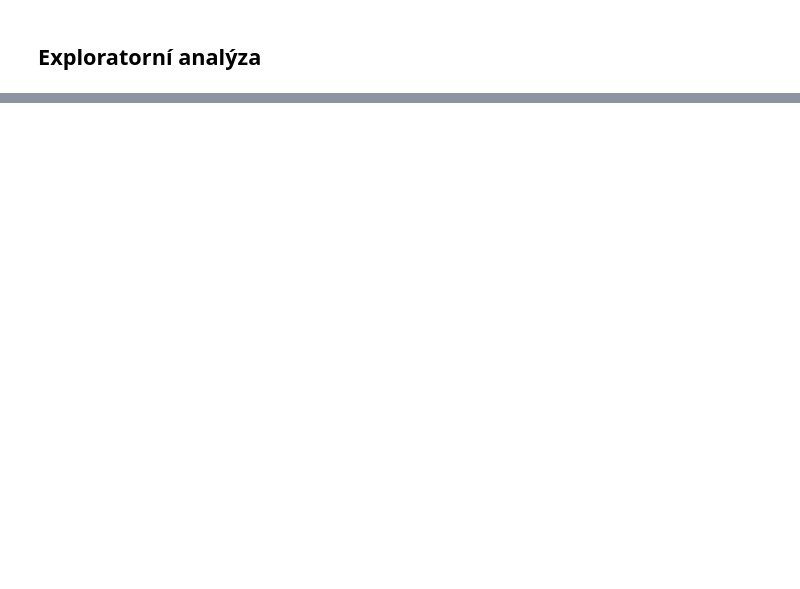
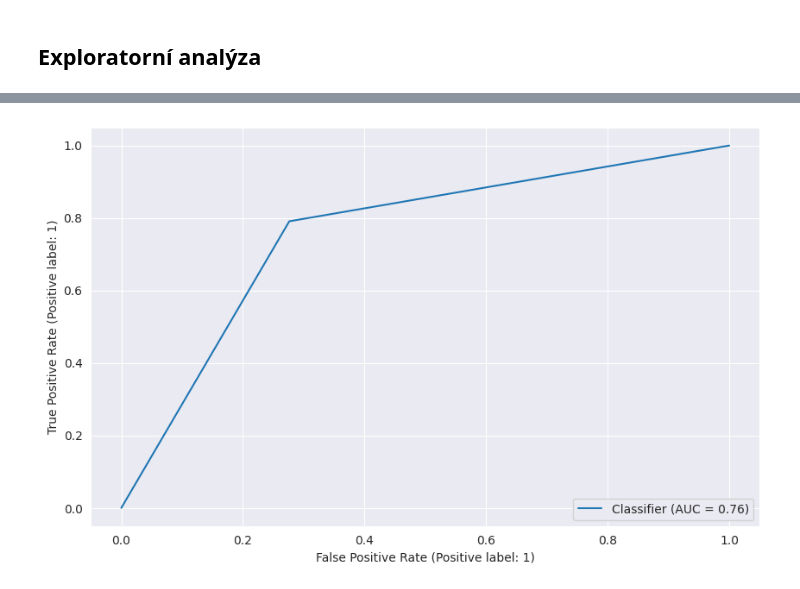
Before and after one commit to rmnskb/cz-elections, a Jupyter notebook: cz_elections_analysis.ipynb, the cells around one changed output, grey strips where cells are left out. Saved outputs shown, nothing was run; the diff lists cells and outputs as text; code cells hidden in the pictures; blank space fills up the shorter version.

```diff
--- a/cz_elections_analysis.ipynb
+++ b/cz_elections_analysis.ipynb
@@ -228,0 +420,8 @@ sns.countplot(
+# %%
+svc = {}
+temp_search = GridSearchCV(svc_pipeline, svc_grid, scoring="f1")
+temp_search.fit(X_train, y_train.values.ravel())
+
+svc["model"] = temp_search.best_estimator_
+svc["params"] = temp_search.best_params_
+svc
@@ -228,0 +490,5 @@ sns.countplot(
+# %%
+svc_pred = svc["model"].predict(X_test)
+RocCurveDisplay.from_predictions(y_test, svc_pred);
+# %% [output]
+[figure, added]
```
Also changed, not shown: parts of 26 cells of this notebook.
